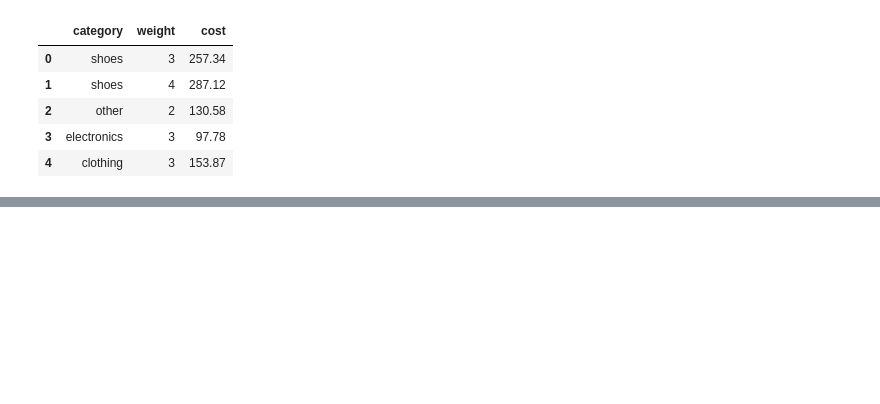
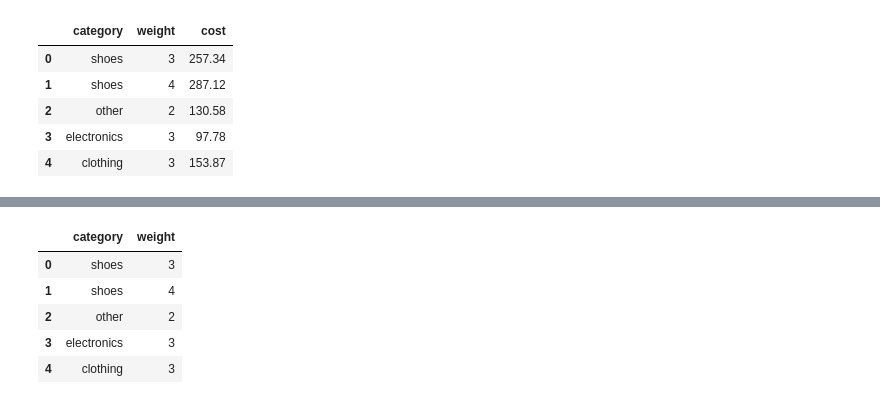
Before and after one commit to devern-DZZC/shippersTT, a Jupyter notebook: shippersTT-shipping-estimator.ipynb, the cells around one changed output, grey strips where cells are left out. Cells and saved outputs as stored; diff of their text form; code cells hidden in the pictures; blank space fills up the shorter version.

```diff
--- a/shippersTT-shipping-estimator.ipynb
+++ b/shippersTT-shipping-estimator.ipynb
@@ -15,0 +69,10 @@ data.head(5)
+# %%
+X = data.drop(['cost'], axis=1)
+X.head()
+# %% [output]
+|  | category | weight |
+| 0 | shoes | 3 |
+| 1 | shoes | 4 |
+| 2 | other | 2 |
+| 3 | electronics | 3 |
+| 4 | clothing | 3 |
```
Also changed, not shown: parts of 11 cells of this notebook, 1 other file.
